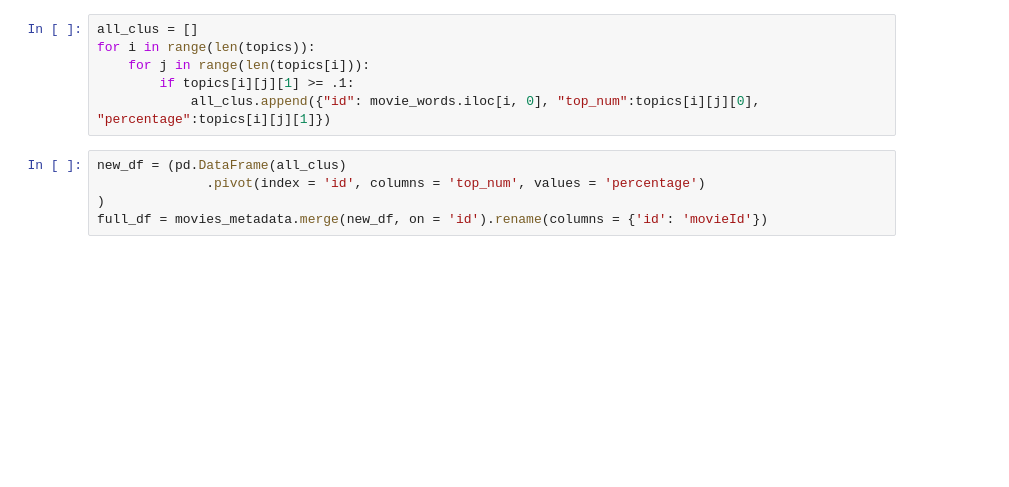
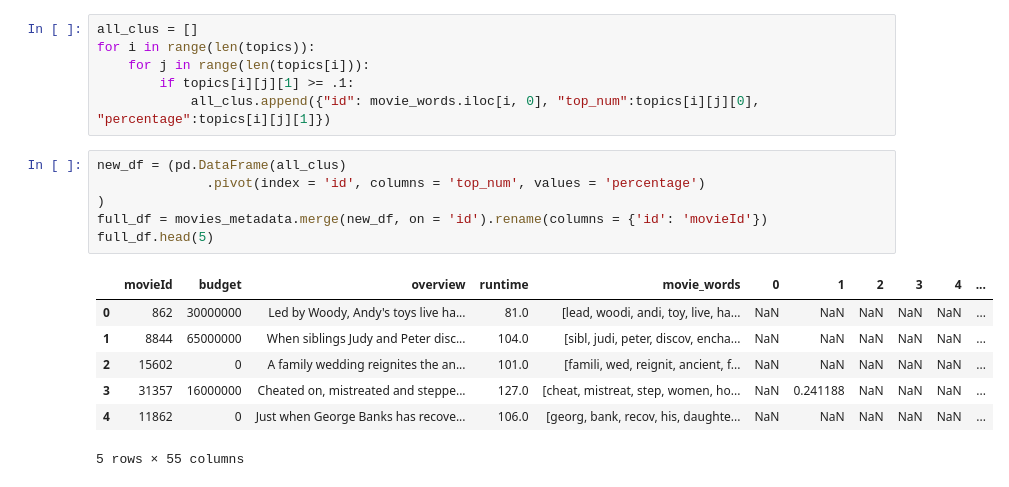
Before and after one commit to TheFedExpress/DATA612, a Jupyter notebook: Project2/Project 2.ipynb, the cells around one changed output. Cells and saved outputs as stored; diff of their text form; blank space fills up the shorter version.

```diff
--- a/Project2/Project 2.ipynb
+++ b/Project2/Project 2.ipynb
@@ -243,5 +317,14 @@ for i in range(len(topics)):
 # %%
 new_df = (pd.DataFrame(all_clus)
               .pivot(index = 'id', columns = 'top_num', values = 'percentage')
 )
 full_df = movies_metadata.merge(new_df, on = 'id').rename(columns = {'id': 'movieId'})
+full_df.head(5)
+# %% [output]
+|  | movieId | budget | overview | runtime | movie_words | 0 | 1 | 2 | 3 | 4 | ... |
+| 0 | 862 | 30000000 | Led by Woody, Andy's toys live ha... | 81.0 | [lead, woodi, andi, toy, live, ha... | NaN | NaN | NaN | NaN | NaN | ... |
+| 1 | 8844 | 65000000 | When siblings Judy and Peter disc... | 104.0 | [sibl, judi, peter, discov, encha... | NaN | NaN | NaN | NaN | NaN | ... |
+| 2 | 15602 | 0 | A family wedding reignites the an... | 101.0 | [famili, wed, reignit, ancient, f... | NaN | NaN | NaN | NaN | NaN | ... |
+| 3 | 31357 | 16000000 | Cheated on, mistreated and steppe... | 127.0 | [cheat, mistreat, step, women, ho... | NaN | 0.241188 | NaN | NaN | NaN | ... |
+| 4 | 11862 | 0 | Just when George Banks has recove... | 106.0 | [georg, bank, recov, his, daughte... | NaN | NaN | NaN | NaN | NaN | ... |
+5 rows × 55 columns
```
Also changed, not shown: parts of 21 cells of this notebook.
